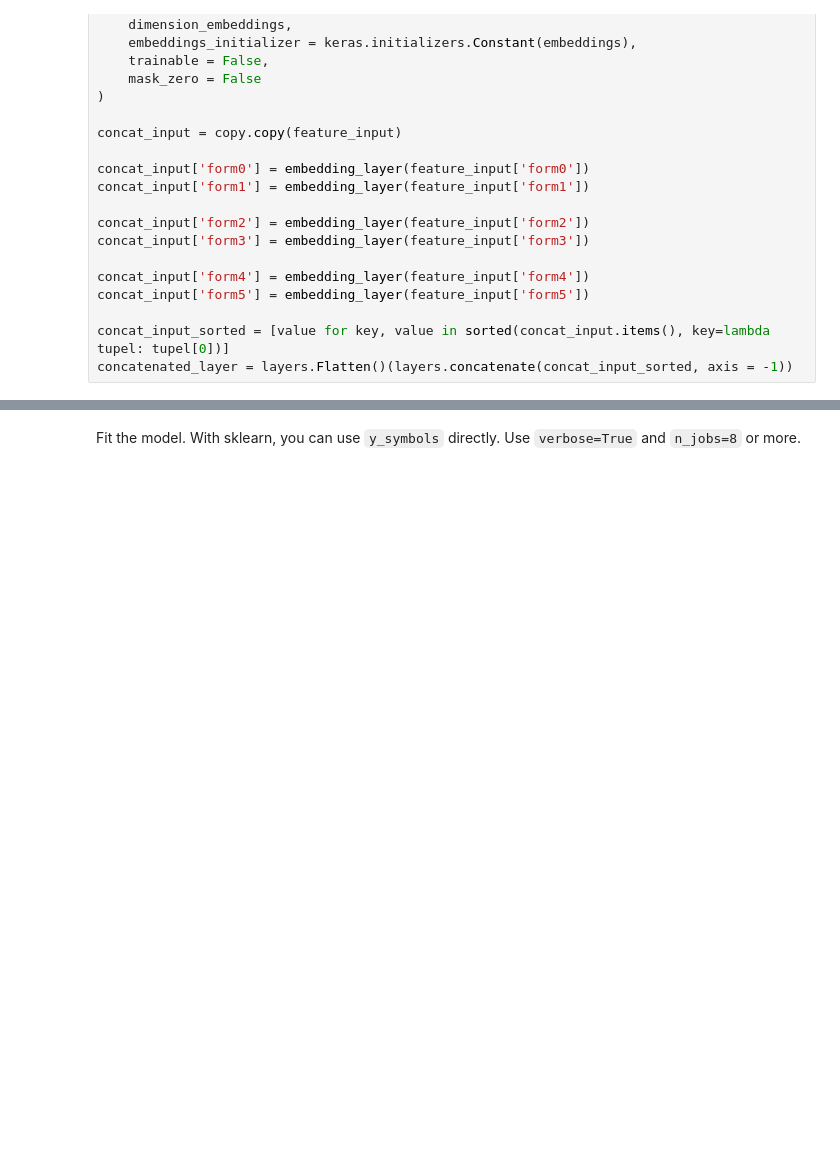
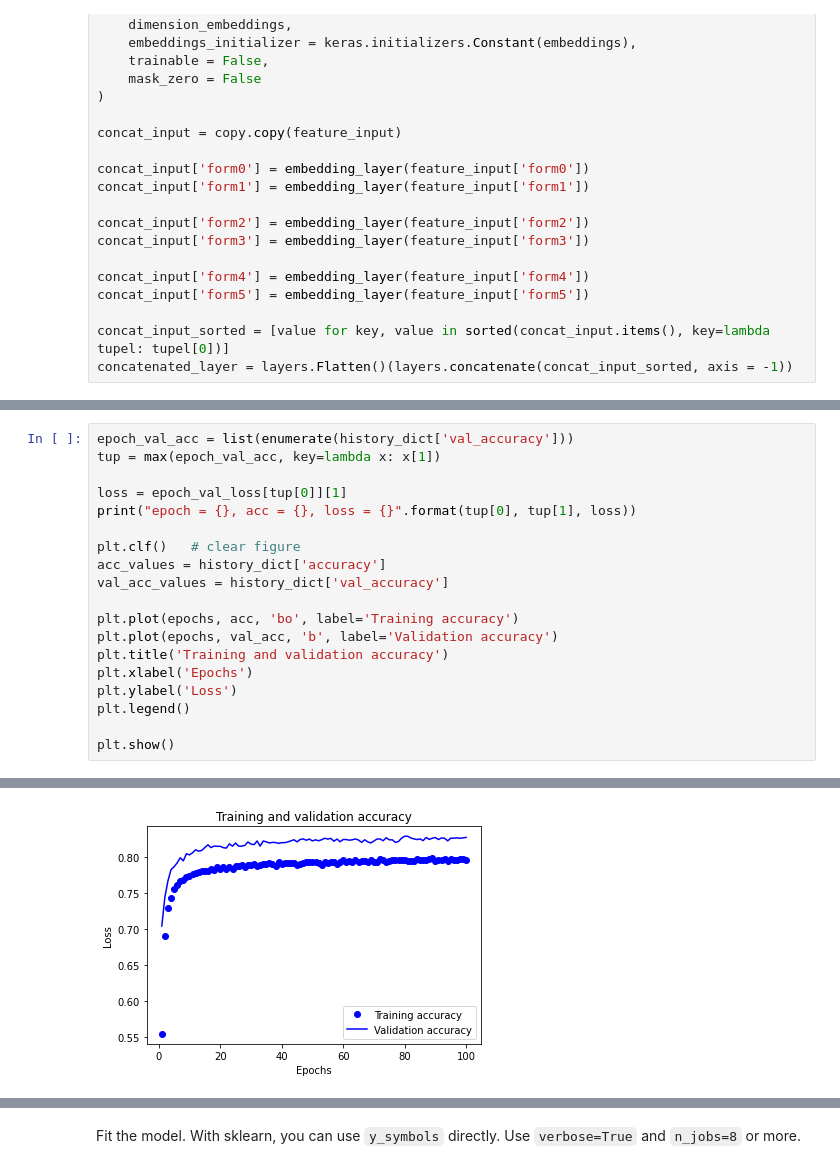
Before and after one commit to viktor-Olsson/dependencyParser, a Jupyter notebook: c-dependency_parsing.ipynb, the cells around one changed output, grey strips where cells are left out. Saved outputs shown, nothing was run; the diff lists cells and outputs as text; blank space fills up the shorter version.

```diff
--- a/c-dependency_parsing.ipynb
+++ b/c-dependency_parsing.ipynb
@@ -959,0 +955,20 @@ array([[     0],
+# %%
+epoch_val_acc = list(enumerate(history_dict['val_accuracy']))
+tup = max(epoch_val_acc, key=lambda x: x[1])
+
+loss = epoch_val_loss[tup[0]][1]
+print("epoch = {}, acc = {}, loss = {}".format(tup[0], tup[1], loss))
+
+plt.clf()   # clear figure
+acc_values = history_dict['accuracy']
+val_acc_values = history_dict['val_accuracy']
+
+plt.plot(epochs, acc, 'bo', label='Training accuracy')
+plt.plot(epochs, val_acc, 'b', label='Validation accuracy')
+plt.title('Training and validation accuracy')
+plt.xlabel('Epochs')
+plt.ylabel('Loss')
+plt.legend()
+
+plt.show()
+# %% [output]
@@ -960 +976,2 @@ array([[     0],
+[figure, added]
 # %%
```
Also changed, not shown: parts of 14 cells of this notebook.
